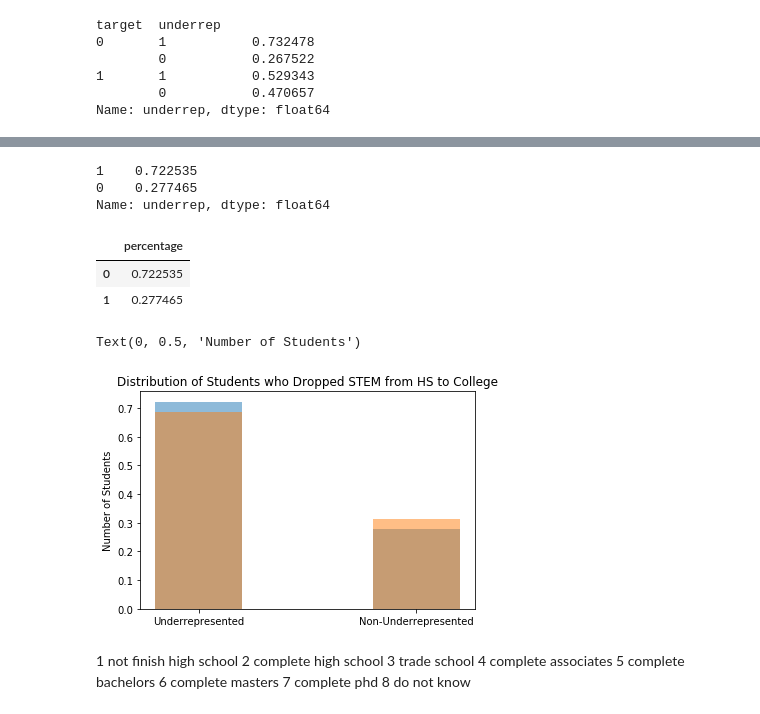
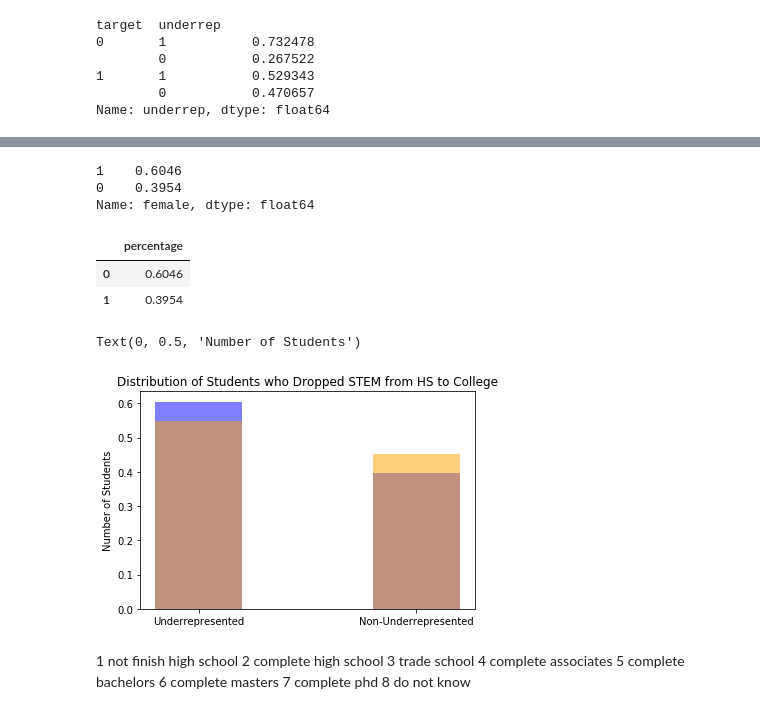
Before and after one commit to laurenphipps/STEM-majors, a Jupyter notebook: EDAviz.ipynb, the cells around one changed output, grey strips where cells are left out. Drawn from its saved outputs; the diff is of its cells as text; code cells hidden in the pictures.

Commit message:
data understanding, more eda viz

```diff
--- a/EDAviz.ipynb
+++ b/EDAviz.ipynb
@@ -67,3 +56,5 @@ Name: X2RACE, dtype: int64
+# %%
+df['female'] = np.where(df['X2SEX'] == 2, 1, 0)
 # %%
 #drop rows with non-response to S2SLEARN (and many other features) (likely dropped from study)
 df = df[df['S2SLEARN'] != -8]
@@ -309,33 +286,33 @@ Name: target, dtype: float64
 # %%
-modeling_df[modeling_df['X2STU30OCC_STEM1'] != modeling_df['target']]['underrep'].value_counts(normalize = True)
+modeling_df[modeling_df['X2STU30OCC_STEM1'] != modeling_df['target']]['female'].value_counts(normalize = True)
 # %% [output]
-1    0.722535
-0    0.277465
-Name: underrep, dtype: float64
+1    0.6046
+0    0.3954
+Name: female, dtype: float64
 # %%
-dropstem = pd.DataFrame(data = modeling_df[modeling_df['X2STU30OCC_STEM1'] != modeling_df['target']]['underrep'].value_counts(normalize = True).values, columns= ['percentage'])
+dropstem = pd.DataFrame(data = modeling_df[modeling_df['X2STU30OCC_STEM1'] != modeling_df['target']]['female'].value_counts(normalize = True).values, columns= ['percentage'])
 dropstem
 # %% [output]
 |  | percentage |
-| 0 | 0.722535 |
-| 1 | 0.277465 |
+| 0 | 0.6046 |
+| 1 | 0.3954 |
 # %%
-underrep_dist = pd.DataFrame(data = modeling_df['underrep'].value_counts(normalize = True).values, columns = ['underrep_dist'])
+underrep_dist = pd.DataFrame(data = modeling_df['female'].value_counts(normalize = True).values, columns = ['female'])
 underrep_dist
 
 droppedstem = pd.concat([dropstem, underrep_dist], axis = 1)
 # %%
 ind = np.arange(2)
 labels = ['Underrepresented', 'Non-Underrepresented']
 
-plt.bar(ind, droppedstem['percentage'], width = 0.4, alpha = 0.5)
-plt.bar(ind, droppedstem['underrep_dist'], width = 0.4, alpha = 0.5)
+plt.bar(ind, droppedstem['percentage'], width = 0.4, alpha = 0.5, color = 'blue')
+plt.bar(ind, droppedstem['female'], width = 0.4, alpha = 0.5, color = 'orange')
 plt.xticks(ind, labels)
 plt.title('Distribution of Students who Dropped STEM from HS to College')
 plt.ylabel('Number of Students')
 # %% [output]
 Text(0, 0.5, 'Number of Students')
-[figure, old version]
+[figure, new version]
 # %% [markdown]
 1 not finish high school
 2 complete high school
```
Also changed, not shown: parts of 18 cells of this notebook, 3 other files.
